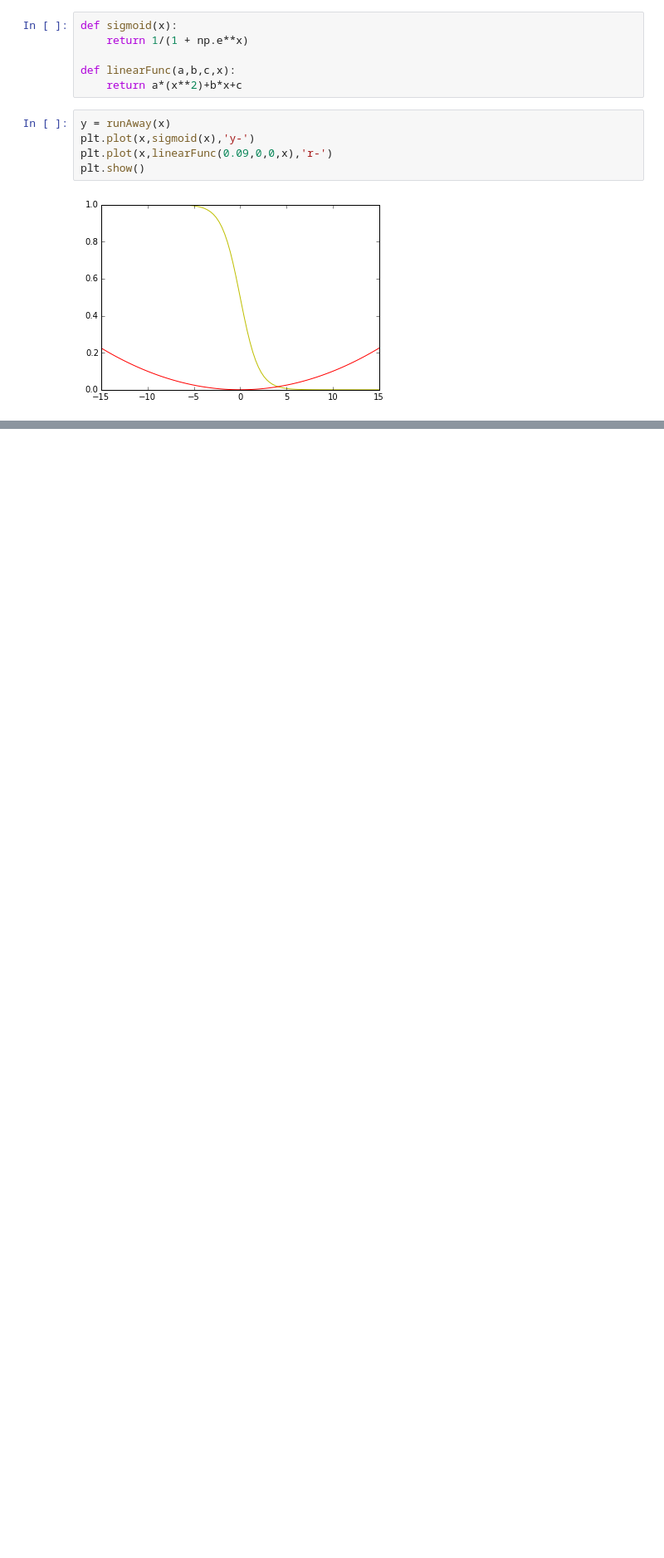
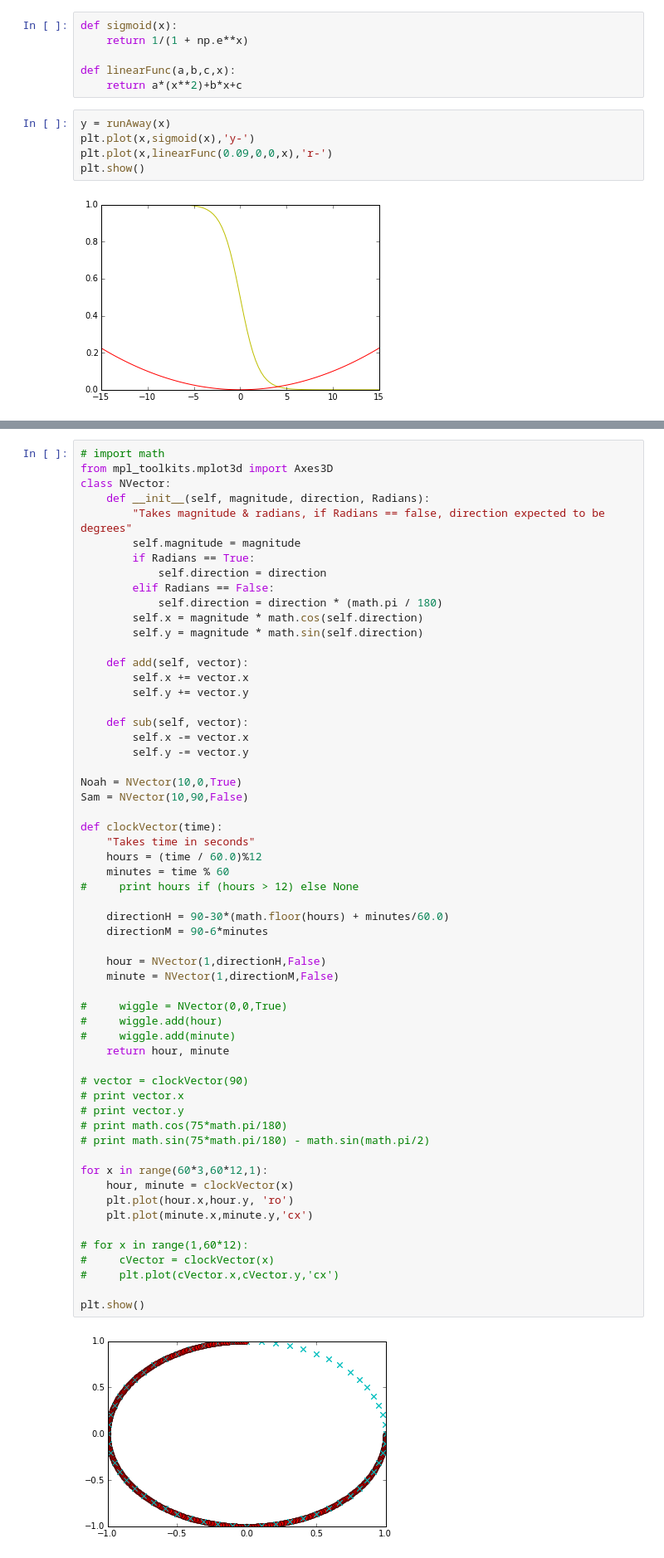
Before and after one commit to ngundotra/IPythonHelloWorld, a Jupyter notebook: Linear Algebra.ipynb, the cells around one changed output, grey strips where cells are left out. Shown at 83% size. Drawn from its saved outputs; the diff is of its cells as text; blank space fills up the shorter version.

```diff
--- a/Linear Algebra.ipynb
+++ b/Linear Algebra.ipynb
@@ -44,0 +63,60 @@ plt.show()
+# %%
+# import math
+from mpl_toolkits.mplot3d import Axes3D
+class NVector:
+    def __init__(self, magnitude, direction, Radians):
+        "Takes magnitude & radians, if Radians == false, direction expected to be degrees"
+        self.magnitude = magnitude
+        if Radians == True:
+            self.direction = direction
+        elif Radians == False:
+            self.direction = direction * (math.pi / 180)
+        self.x = magnitude * math.cos(self.direction)
+        self.y = magnitude * math.sin(self.direction)
+
+    def add(self, vector):
+        self.x += vector.x
+        self.y += vector.y
+
+    def sub(self, vector):
+        self.x -= vector.x
+        self.y -= vector.y
+
+Noah = NVector(10,0,True)
+Sam = NVector(10,90,False)
+
+def clockVector(time):
+    "Takes time in seconds"
+    hours = (time / 60.0)%12
+    minutes = time % 60
+#     print hours if (hours > 12) else None
+
+    directionH = 90-30*(math.floor(hours) + minutes/60.0)
+    directionM = 90-6*minutes
+
+    hour = NVector(1,directionH,False)
+    minute = NVector(1,directionM,False)
+
+#     wiggle = NVector(0,0,True)
+#     wiggle.add(hour)
+#     wiggle.add(minute)
+    return hour, minute
+
+# vector = clockVector(90)
+# print vector.x
+# print vector.y
+# print math.cos(75*math.pi/180)
+# print math.sin(75*math.pi/180) - math.sin(math.pi/2)
+
+for x in range(60*3,60*12,1):
+    hour, minute = clockVector(x)
+    plt.plot(hour.x,hour.y, 'ro')
+    plt.plot(minute.x,minute.y,'cx')
+
+# for x in range(1,60*12):
+#     cVector = clockVector(x)
+#     plt.plot(cVector.x,cVector.y,'cx')
+
+plt.show()
+# %% [output]
+[figure, added]
```
Also changed, not shown: parts of 4 cells of this notebook, 2 other files.
